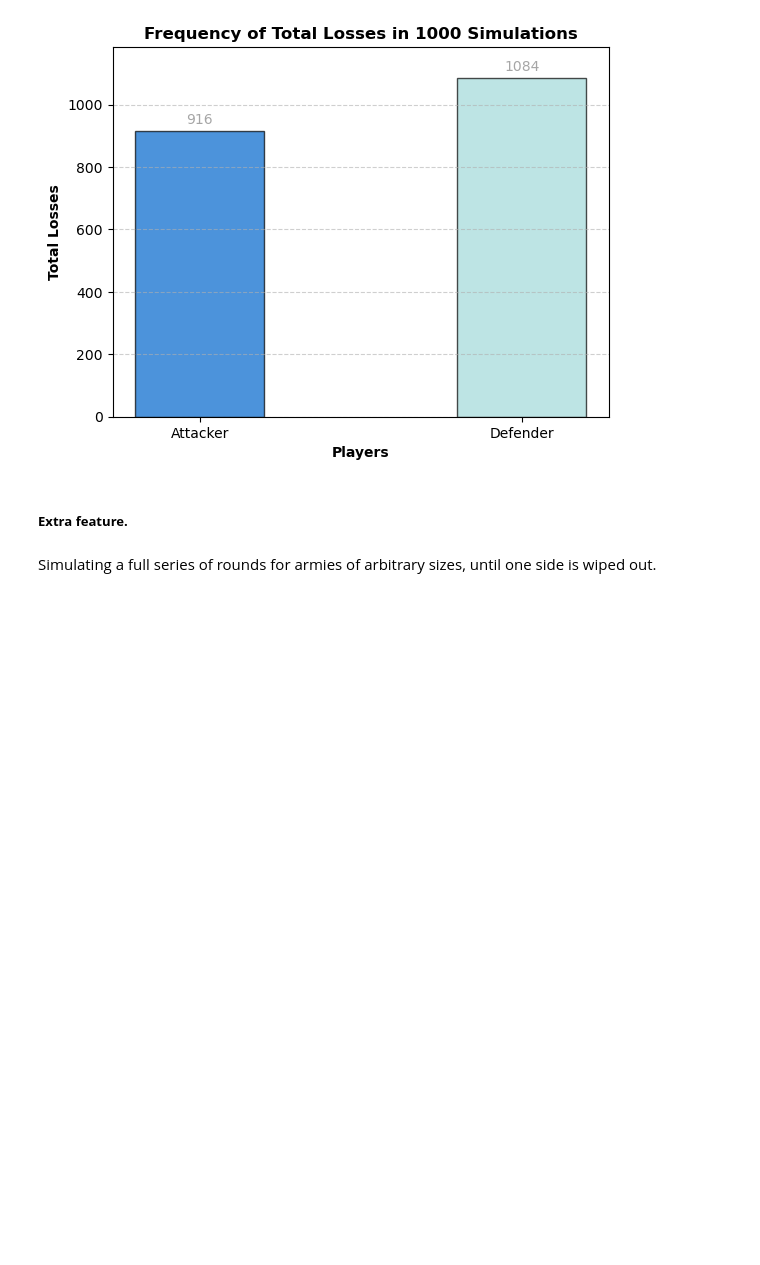
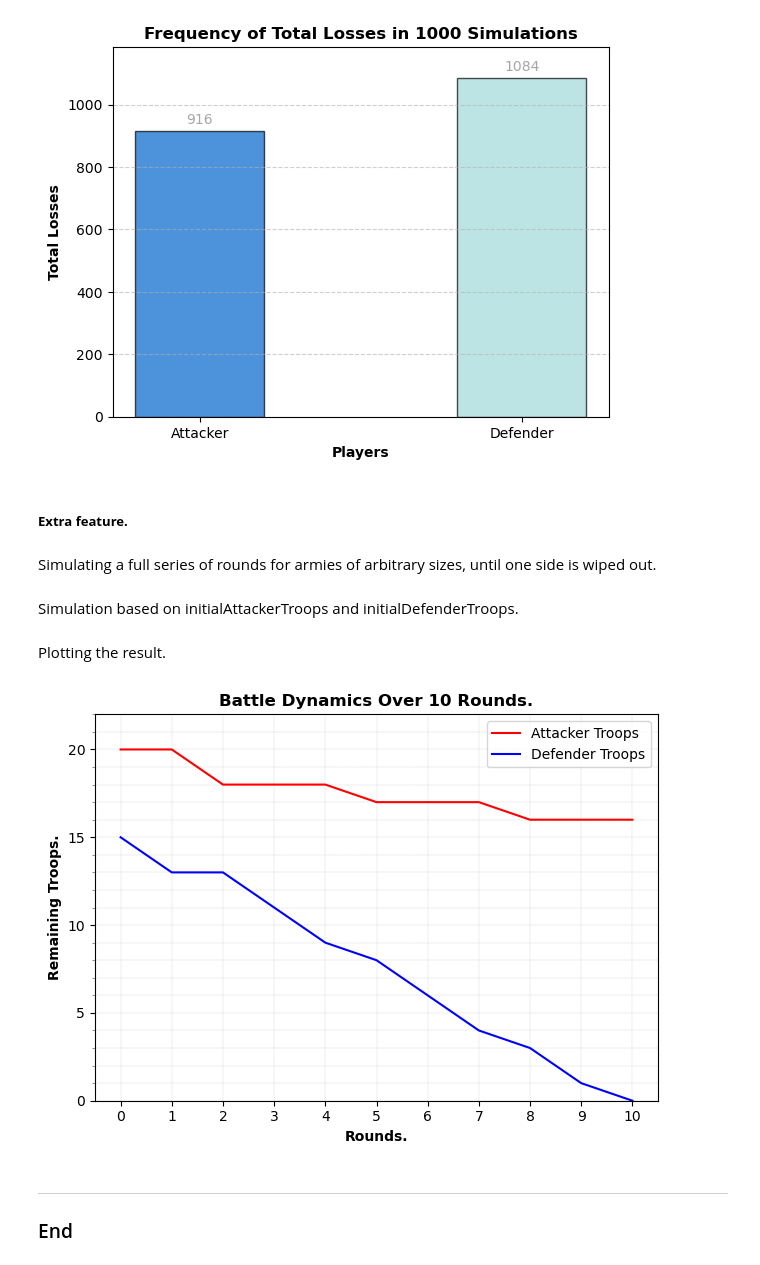
Before and after one commit to TomUszyn/PFDA-assignments, a Jupyter notebook: assignment_5_risk.ipynb, the cells around one changed output. Cells and saved outputs as stored; diff of their text form; code cells hidden in the pictures; blank space fills up the shorter version.

Commit message:
Run the code and plotted the result.

```diff
--- a/assignment_5_risk.ipynb
+++ b/assignment_5_risk.ipynb
@@ -165,3 +165,38 @@ def simulateBattle(attackerTroops, defenderTroops):
 
     #print(f"Total number of rounds: {roundNumber - 1}")
     return attackerLosses, defenderLosses, roundNumber - 1
+# %% [markdown]
+Simulation based on initialAttackerTroops and initialDefenderTroops.
+# %%
+initialAttackerTroops = 20
+initialDefenderTroops = 15
+attackerLosses, defenderLosses, totalRounds = simulateBattle(initialAttackerTroops, initialDefenderTroops)
+# %% [markdown]
+Plotting the result.
+# %%
+max_troops = max(initialAttackerTroops, initialDefenderTroops)
+
+# Adjust x-axis and y-axis based on starting values
+rounds = list(range(totalRounds + 1))
+
+plt.plot(rounds, attackerLosses, label='Attacker Troops', color='red')
+plt.plot(rounds, defenderLosses, label='Defender Troops', color='blue')
+plt.xlabel('Rounds.', fontsize=10, fontweight='bold')
+plt.ylabel('Remaining Troops.', fontsize=10, fontweight='bold')
+plt.title(f'Battle Dynamics Over {totalRounds} Rounds.', fontsize=12, fontweight='bold')
+plt.xticks(ticks=rounds) # Add ticks for each battle round
+plt.ylim(0, max_troops * 1.1)  # Ensure y-axis covers the entire range of troops
+# Main y-ticks every 5
+plt.yticks(np.arange(0, max_troops + 1, 5))
+# Add minor ticks without labels
+plt.gca().yaxis.set_minor_locator(plt.MultipleLocator(1))
+plt.gca().tick_params(which='minor', length=2, color='gray')
+plt.grid(which='both', linestyle='--', linewidth=0.2)
+plt.tight_layout()
+plt.legend()
+plt.show()
+# %% [output]
+[figure, added]
+# %% [markdown]
+***
+### End
```
